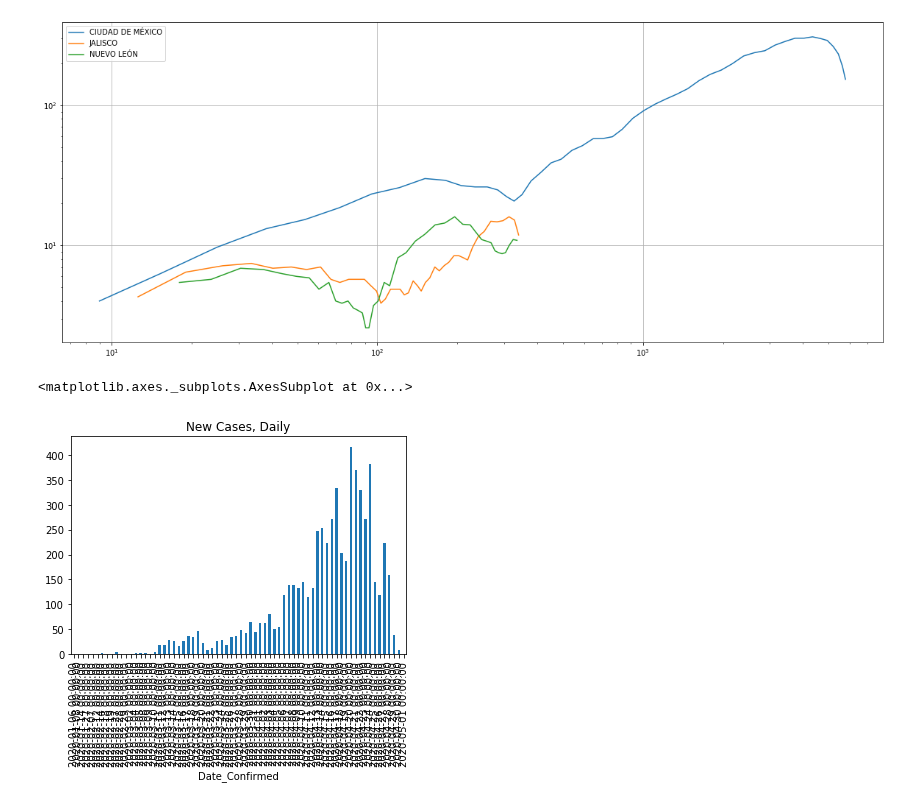
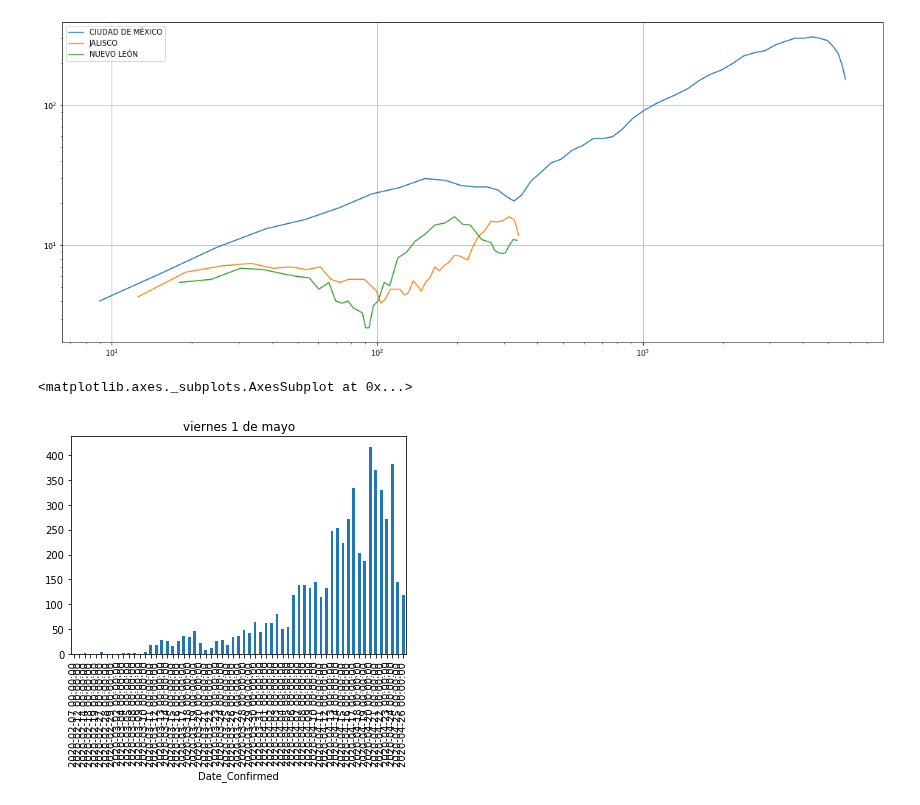
Before and after one commit to marianarf/covid19_mexico_analysis, a Jupyter notebook: mexico_cases_by_date.ipynb, the cells around one changed output. Cells and saved outputs as stored; diff of their text form; code cells hidden in the pictures.

```diff
--- a/mexico_cases_by_date.ipynb
+++ b/mexico_cases_by_date.ipynb
@@ -179,0 +182,2 @@ plt.show()
+# %%
+test = pivot_tbl_daily
@@ -179,0 +186,3 @@ plt.show()
+# %%
+# sunday
+abr_26 = test.filter_date('Date_Confirmed','2020-02-01','2020-04-26')
@@ -180,5 +194,5 @@ plt.show()
 # %%
-pivot_tbl_daily['CIUDAD DE MÉXICO'].plot(kind='bar', title='New Cases, Daily')
+abr_26['CIUDAD DE MÉXICO'].plot(kind='bar', title='viernes 1 de mayo')
 # %% [output]
 <matplotlib.axes._subplots.AxesSubplot at 0x...>
-[figure, old version]
+[figure, new version]
```
Also changed, not shown: parts of 4 cells of this notebook, 4 other files.
